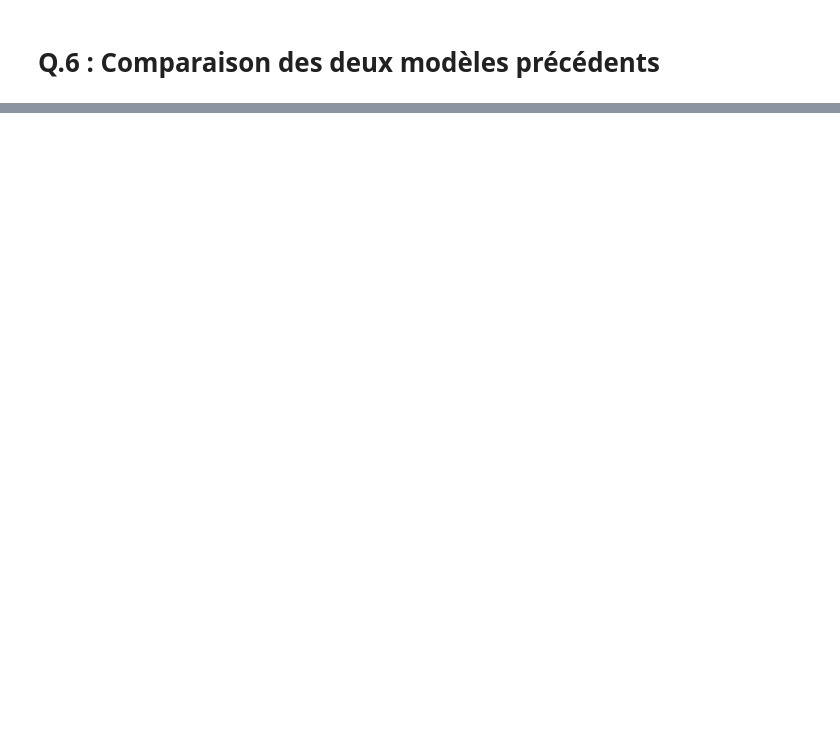
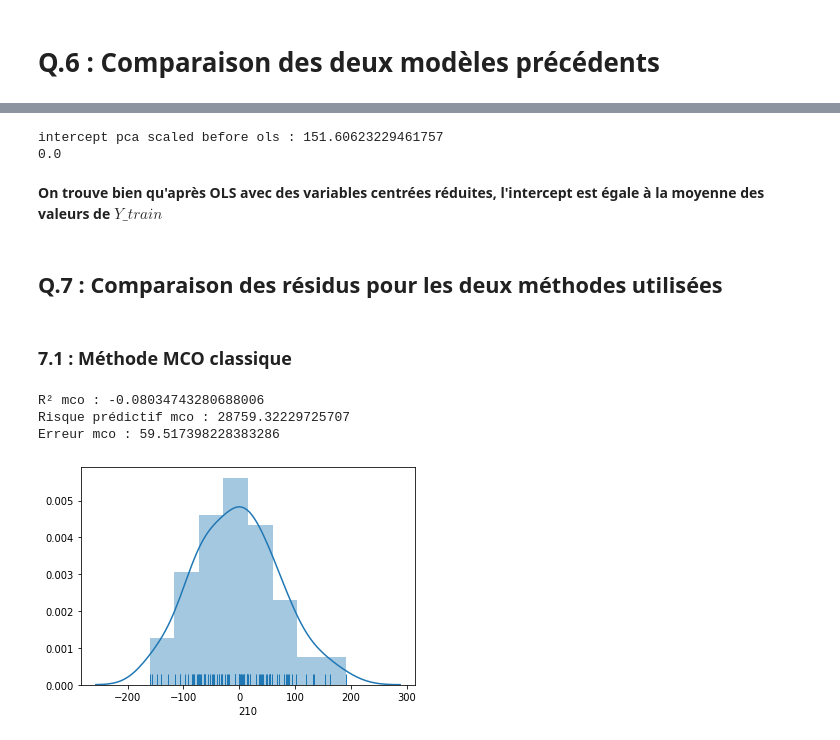
Before and after one commit to MDESSE/MDI721-Statistics, a Jupyter notebook: TP3-LASSO/MDI721-TP2-Matthieu_DESSE.ipynb, the cells around one changed output, grey strips where cells are left out. Saved outputs shown, nothing was run; the diff lists cells and outputs as text; code cells hidden in the pictures; blank space fills up the shorter version.

```diff
--- a/TP3-LASSO/MDI721-TP2-Matthieu_DESSE.ipynb
+++ b/TP3-LASSO/MDI721-TP2-Matthieu_DESSE.ipynb
@@ -226,0 +203,28 @@ sns.distplot(residus_sans_ALS)
+# %%
+pca_ols_scaled = LinearRegression(fit_intercept=True, normalize=True).fit(Xtild_scaled, y_train)
+
+#reg.score(Xtild2, y_train)
+predictions_PCA_scaled = pca_ols.predict(Xtild_test_scaled)
+print("intercept pca scaled before ols : " + str(pca_ols_scaled.intercept_) )
+print(pca_ols_scaled.intercept_ - y_train.mean())
+# %% [output]
+intercept pca scaled before ols : 151.60623229461757
+0.0
+# %% [markdown]
+<b>On trouve bien qu'après OLS avec des variables centrées réduites, l'intercept est égale à la moyenne des valeurs de $Y\_train$</b>
+# %% [markdown]
+## Q.7 : Comparaison des résidus pour les deux méthodes utilisées
+# %% [markdown]
+### 7.1 : Méthode MCO classique
+# %%
+residus_mco = y_test - predictions_mco
+# %%
+sns.distplot(residus_mco, rug=True)
+print("R² mco : " + str(mco.score(X_test, y_test)))
+print("Risque prédictif mco : " + str(np.mean(predictions_mco**2)))
+print("Erreur mco : " + str(mean_absolute_error(y_test, predictions_mco)))
+# %% [output]
+R² mco : -0.08034743280688006
+Risque prédictif mco : 28759.32229725707
+Erreur mco : 59.517398228383286
+[figure, added]
```
Also changed, not shown: parts of 53 cells of this notebook.
